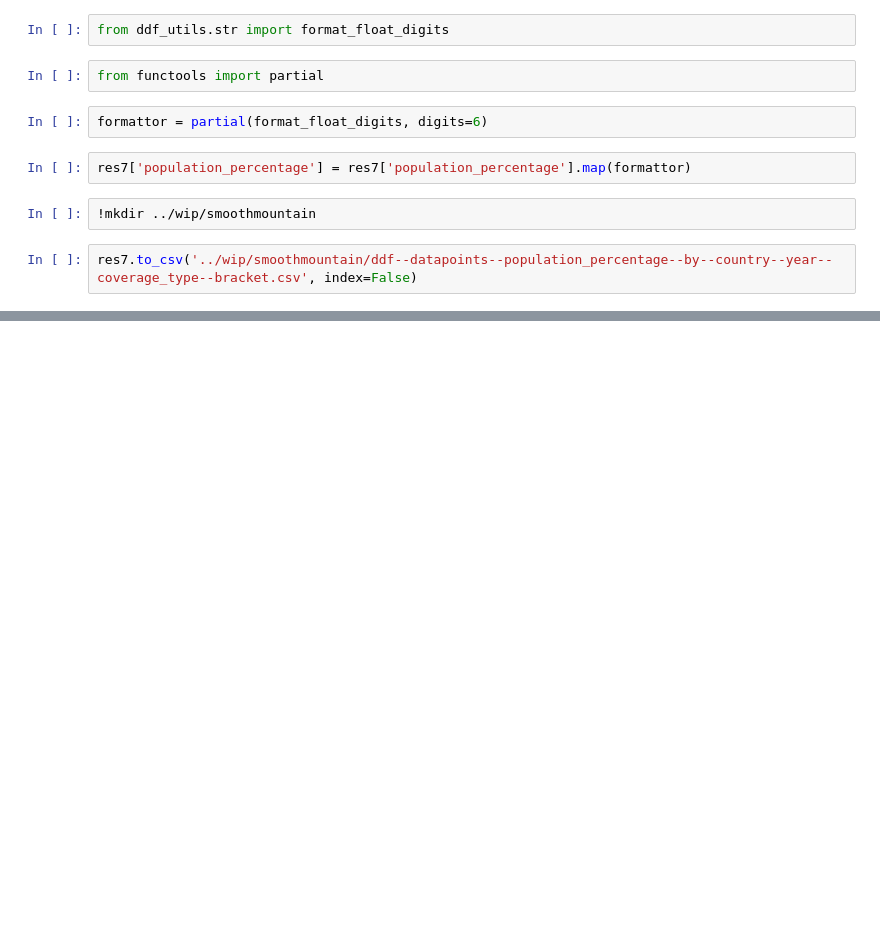
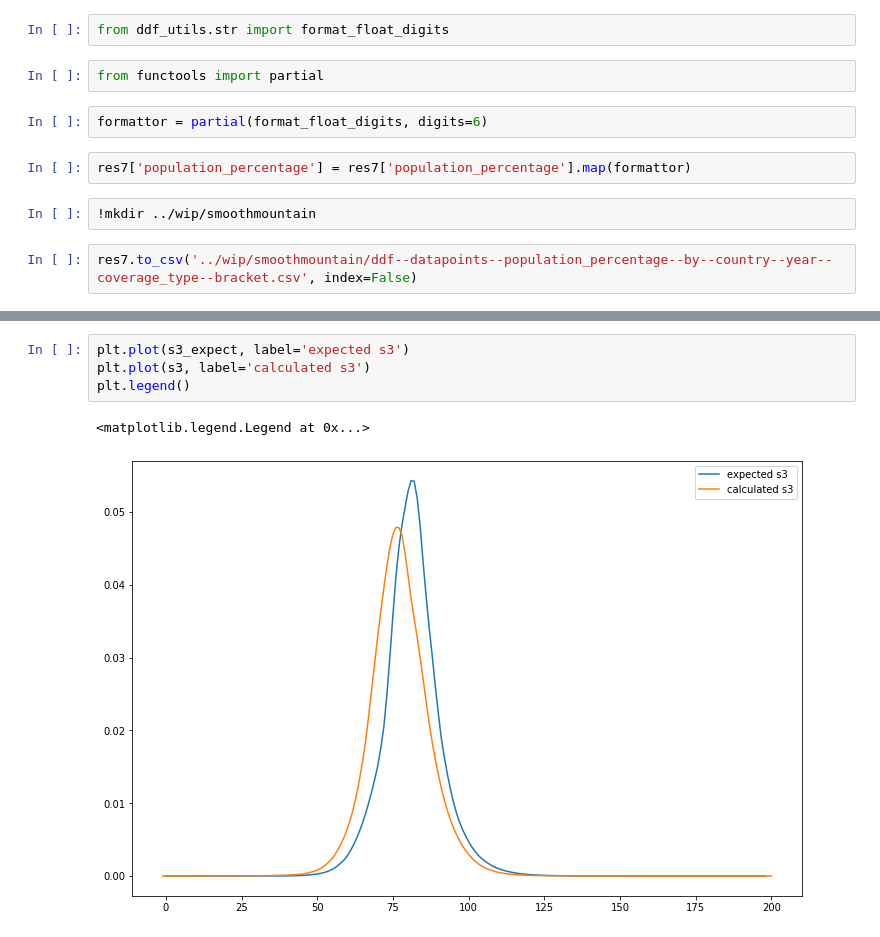
Before and after one commit to open-numbers/ddf--worldbank--povcalnet, a Jupyter notebook: etl/notebooks/new_brackets.ipynb, the cells around one changed output, grey strips where cells are left out. Drawn from its saved outputs; the diff is of its cells as text; blank space fills up the shorter version.

```diff
--- a/etl/notebooks/new_brackets.ipynb
+++ b/etl/notebooks/new_brackets.ipynb
@@ -507,0 +753,7 @@ res7.to_csv('../wip/smoothmountain/ddf--datapoints--population_percentage--by--c
+# %%
+plt.plot(s3_expect, label='expected s3')
+plt.plot(s3, label='calculated s3')
+plt.legend()
+# %% [output]
+<matplotlib.legend.Legend at 0x...>
+[figure, added]
```
Also changed, not shown: parts of 67 cells of this notebook, 30 other files.
